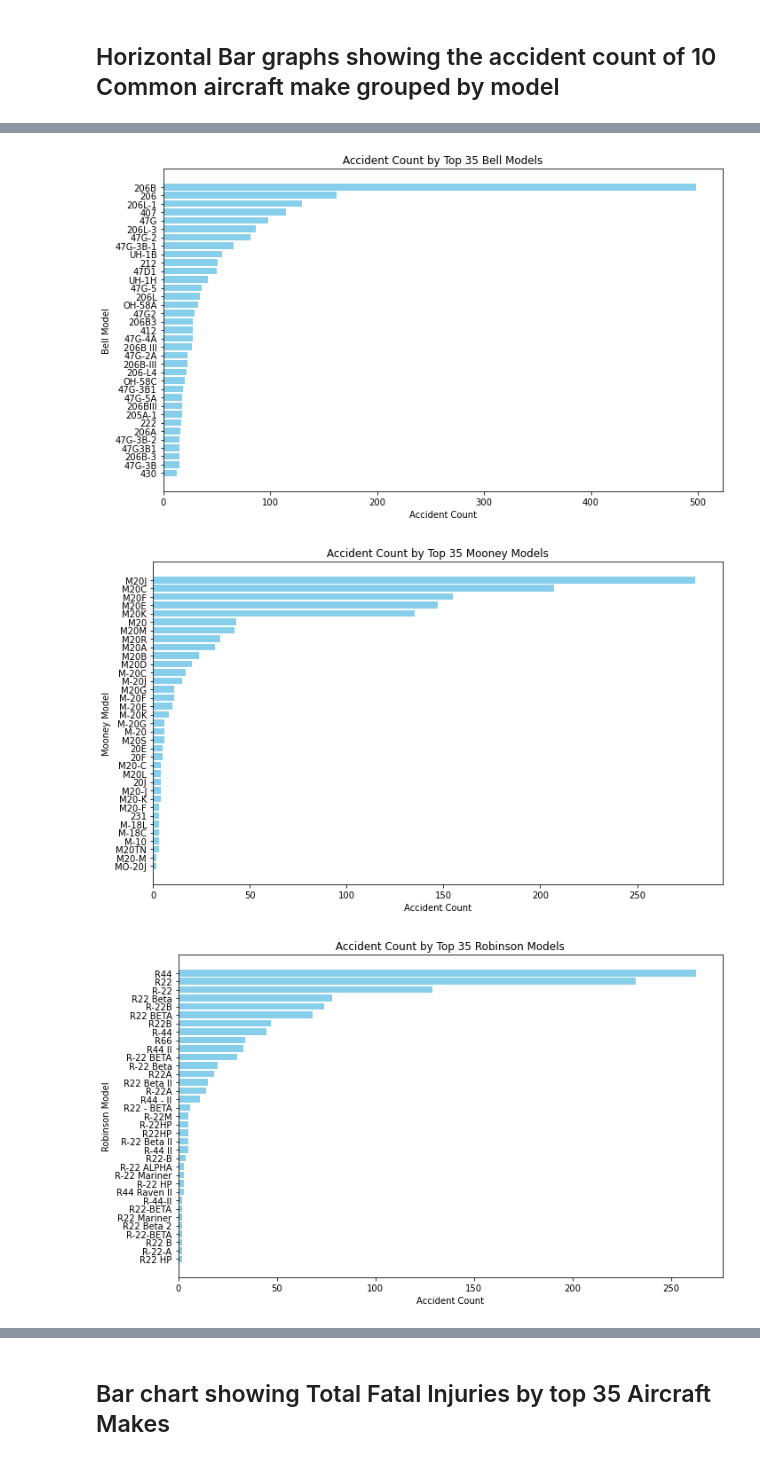
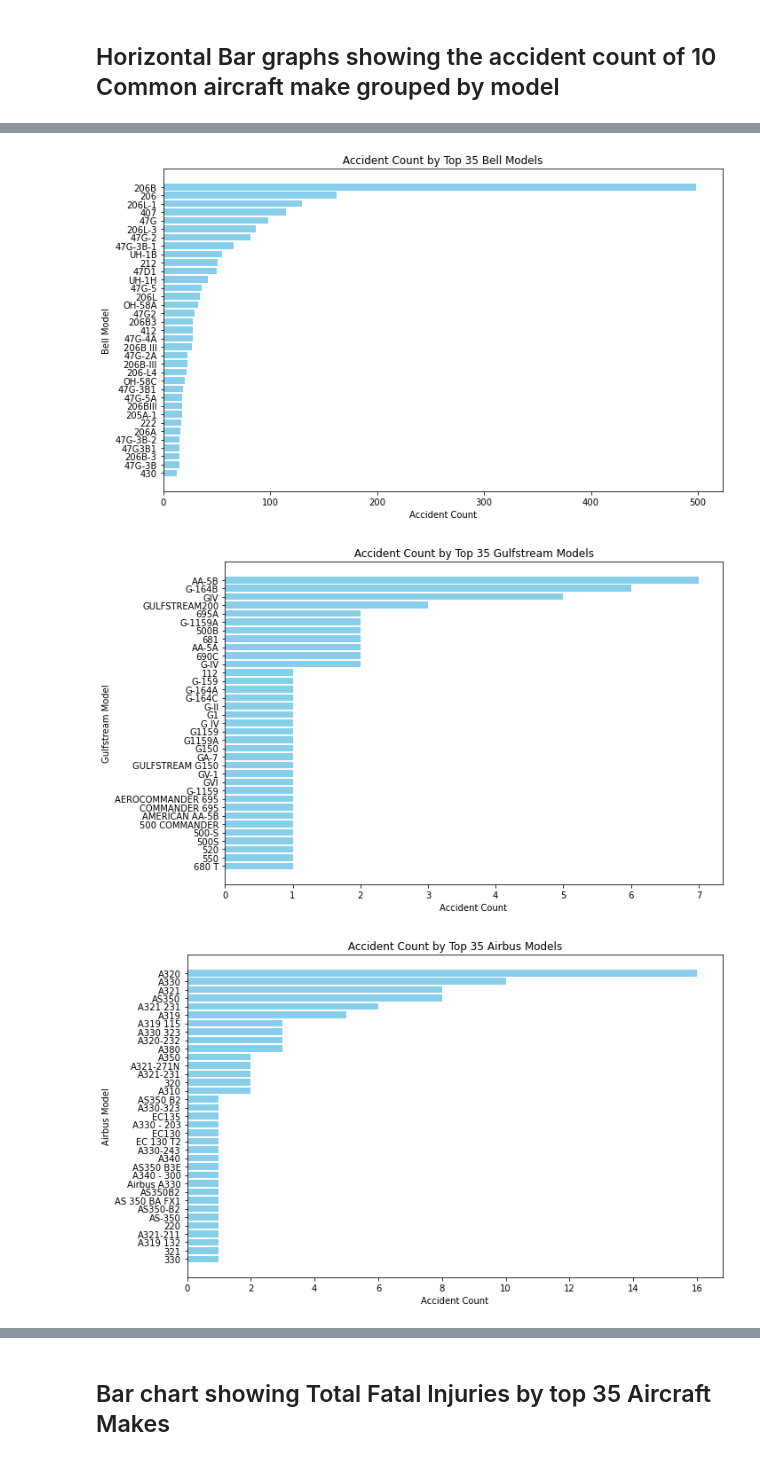
Before and after one commit to ianbett-hub/Phase-1-project, a Jupyter notebook: dsc-phase1-project.ipynb, the cells around one changed output, grey strips where cells are left out. Cells and saved outputs as stored; diff of their text form; code cells hidden in the pictures.

```diff
--- a/dsc-phase1-project.ipynb
+++ b/dsc-phase1-project.ipynb
@@ -887,40 +884,39 @@ def plot_top_models_by_make(dataframe, make_name, top_n=35):
                     .size()
                     .reset_index(name='accident_count'))
 
-    # Sort by accident count in descending order and get the top N models
+    # Sort by accident count in descending order and get the top 35 models
     top_models = model_counts.sort_values(by='accident_count', ascending=False).head(top_n)
 
     # Extract data for plotting
     models = top_models['model']
     accident_counts = top_models['accident_count']
 
     # Create the bar chart
     plt.figure(figsize=(10, 6))
     plt.barh(models, accident_counts, color='skyblue')
 
     # Add titles and labels
     plt.title(f' Accident Count by Top {top_n} {make_name} Models ')
     plt.xlabel('Accident Count')
     plt.ylabel(f'{make_name} Model')
 
     # Invert y-axis to show the model with the highest count at the top
     plt.gca().invert_yaxis()
 
     # Display the chart
     plt.tight_layout()
     plt.show()
 
 # Popular makes
-makes = ['Cessna', 'Piper', 'Beech', 'Boeing', 'Bell', 'Mooney',
-         'Robinson', 'Grumman', 'Bellanca', 'Hughes']
+makes = ['Cessna', 'Piper', 'Beech', 'Boeing', 'Bell', 'Gulfstream', 'Airbus']
 
 for make in makes:
     plot_top_models_by_make(avi_df_clean, make_name=make, top_n=35)
 # %% [output]
 [figure]
 [figure]
 [figure]
 [figure]
 [figure]
-[figure, old version]
+[figure, new version]
-[figure, old version]
+[figure, new version]
```
Also changed, not shown: parts of 14 cells of this notebook.
